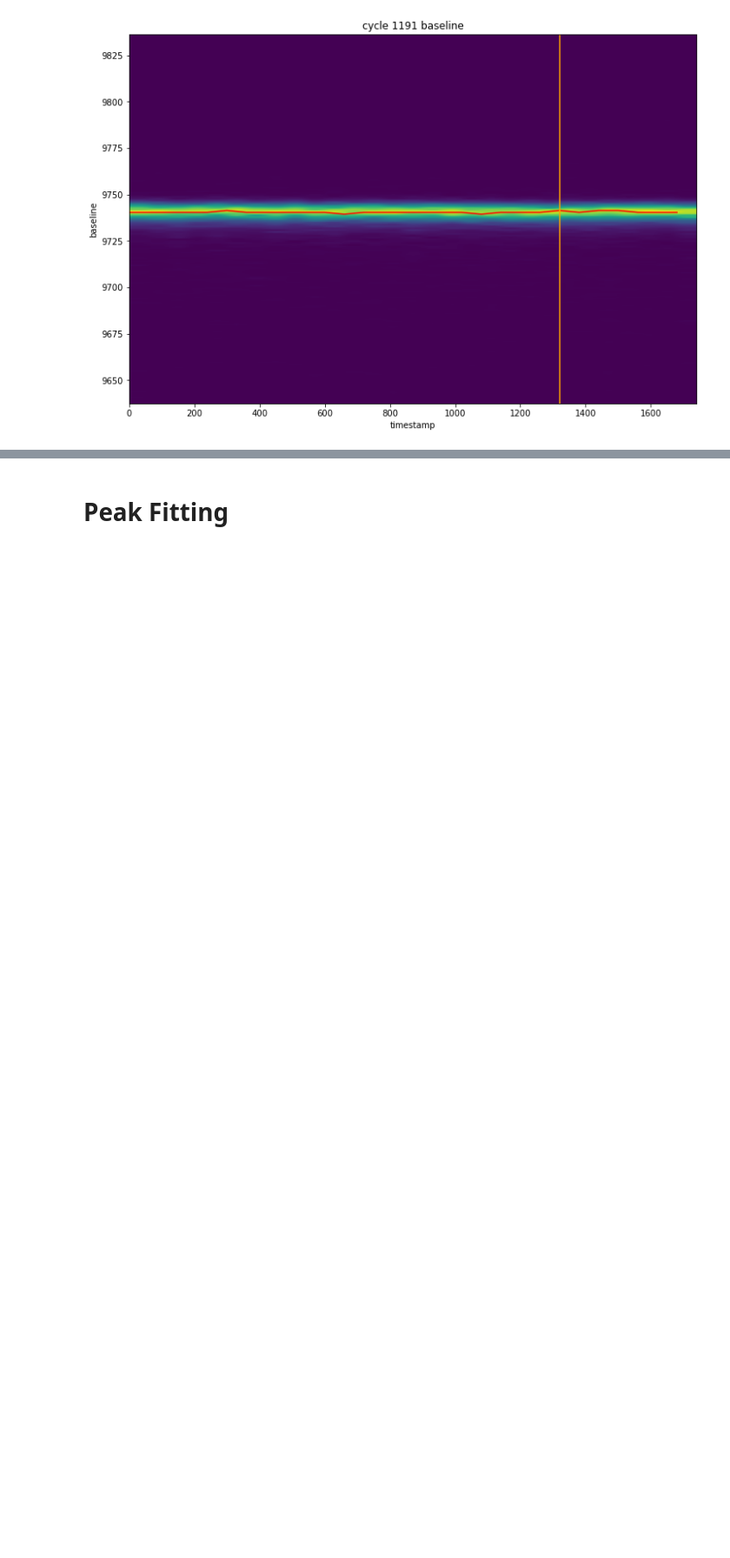
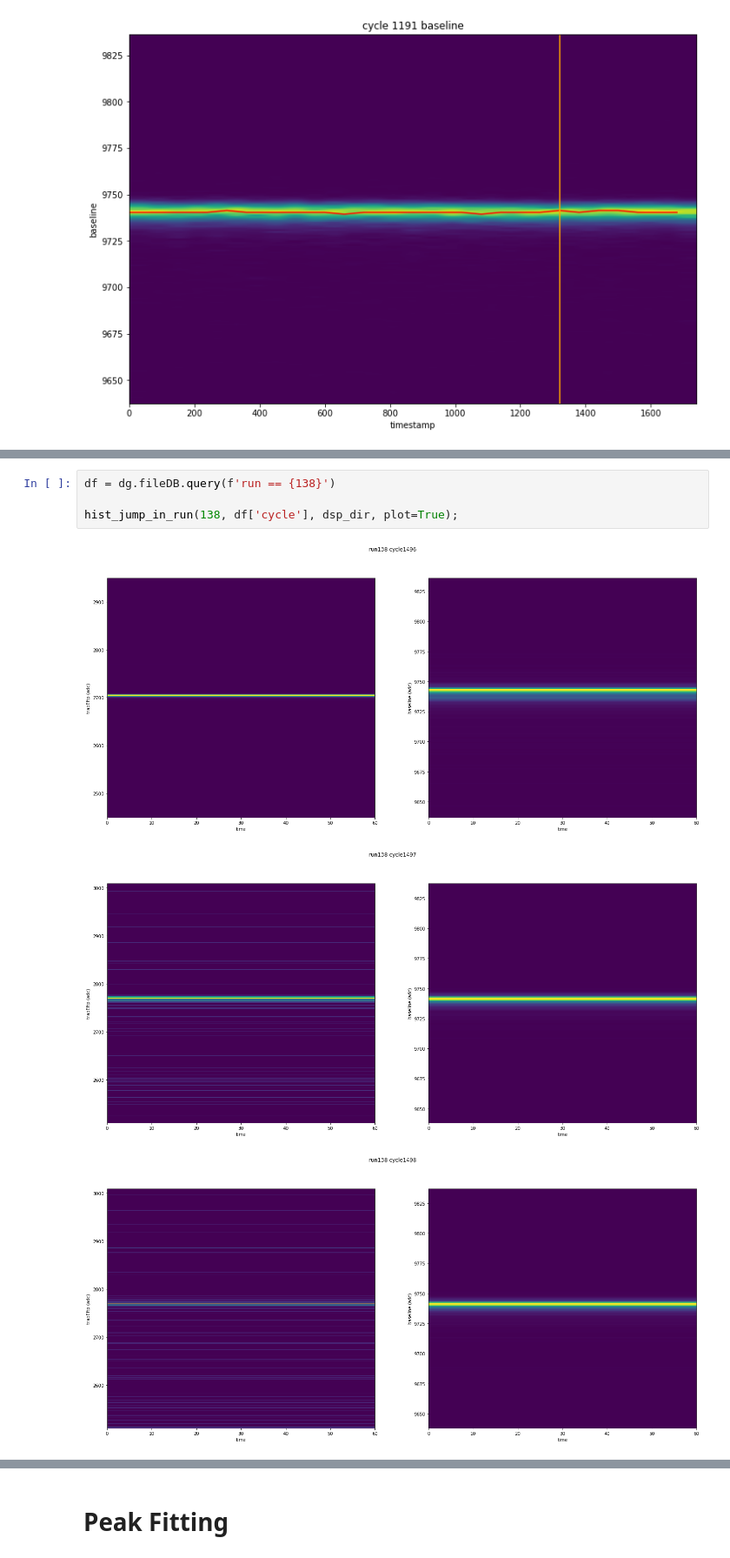
Before and after one commit to legend-exp/CAGE, a Jupyter notebook: analysis/gain_jumps.ipynb, the cells around one changed output, grey strips where cells are left out. Shown at 87% size. Saved outputs shown, nothing was run; the diff lists cells and outputs as text; blank space fills up the shorter version.

```diff
--- a/analysis/gain_jumps.ipynb
+++ b/analysis/gain_jumps.ipynb
@@ -196,0 +297,8 @@ ehists, blhists = hist_jump_in_run(run, cycles, dsp_dir, True)
+# %%
+df = dg.fileDB.query(f'run == {138}')
+
+hist_jump_in_run(138, df['cycle'], dsp_dir, plot=True);
+# %% [output]
+[figure, added]
+[figure, added]
+[figure, added]
```
Also changed, not shown: parts of 8 cells of this notebook.
